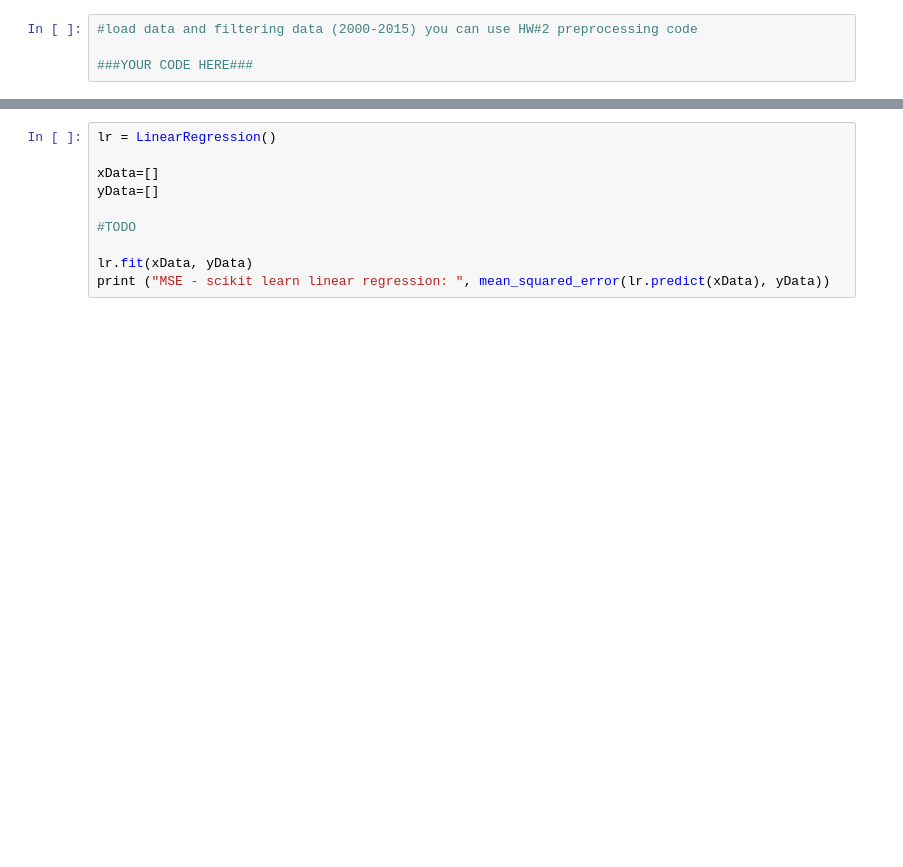
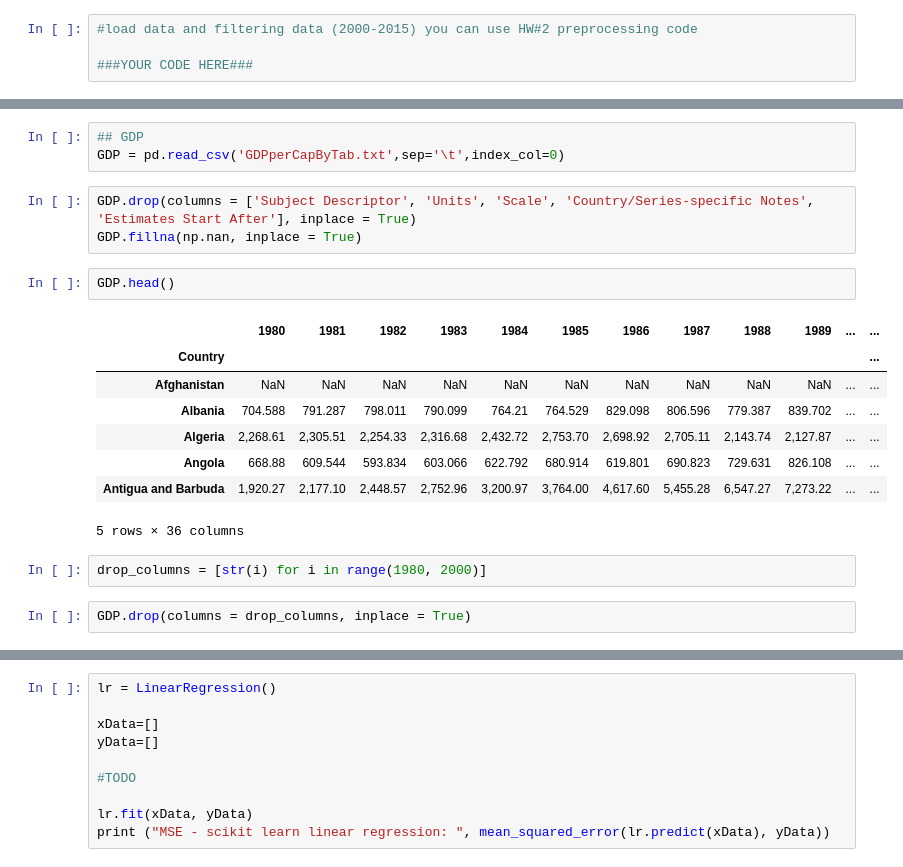
Before and after one commit to JinheonBaek/DataScience, a Jupyter notebook: HW-3/HW3_2016320198_백진헌.ipynb, the cells around one changed output, grey strips where cells are left out. Cells and saved outputs as stored; diff of their text form; blank space fills up the shorter version.

```diff
--- a/HW-3/HW3_2016320198_백진헌.ipynb
+++ b/HW-3/HW3_2016320198_백진헌.ipynb
@@ -80,0 +105,21 @@ from sklearn.metrics import mean_squared_error
+# %%
+## GDP
+GDP = pd.read_csv('GDPperCapByTab.txt',sep='\t',index_col=0)
+# %%
+GDP.drop(columns = ['Subject Descriptor', 'Units', 'Scale', 'Country/Series-specific Notes', 'Estimates Start After'], inplace = True)
+GDP.fillna(np.nan, inplace = True)
+# %%
+GDP.head()
+# %% [output]
+|  | 1980 | 1981 | 1982 | 1983 | 1984 | 1985 | 1986 | 1987 | 1988 | 1989 | ... | ... |
+| Country |  |  |  |  |  |  |  |  |  |  |  | ... |
+| Afghanistan | NaN | NaN | NaN | NaN | NaN | NaN | NaN | NaN | NaN | NaN | ... | ... |
+| Albania | 704.588 | 791.287 | 798.011 | 790.099 | 764.21 | 764.529 | 829.098 | 806.596 | 779.387 | 839.702 | ... | ... |
+| Algeria | 2,268.61 | 2,305.51 | 2,254.33 | 2,316.68 | 2,432.72 | 2,753.70 | 2,698.92 | 2,705.11 | 2,143.74 | 2,127.87 | ... | ... |
+| Angola | 668.88 | 609.544 | 593.834 | 603.066 | 622.792 | 680.914 | 619.801 | 690.823 | 729.631 | 826.108 | ... | ... |
+| Antigua and Barbuda | 1,920.27 | 2,177.10 | 2,448.57 | 2,752.96 | 3,200.97 | 3,764.00 | 4,617.60 | 5,455.28 | 6,547.27 | 7,273.22 | ... | ... |
+5 rows × 36 columns
+# %%
+drop_columns = [str(i) for i in range(1980, 2000)]
+# %%
+GDP.drop(columns = drop_columns, inplace = True)
```
Also changed, not shown: parts of 29 cells of this notebook.
